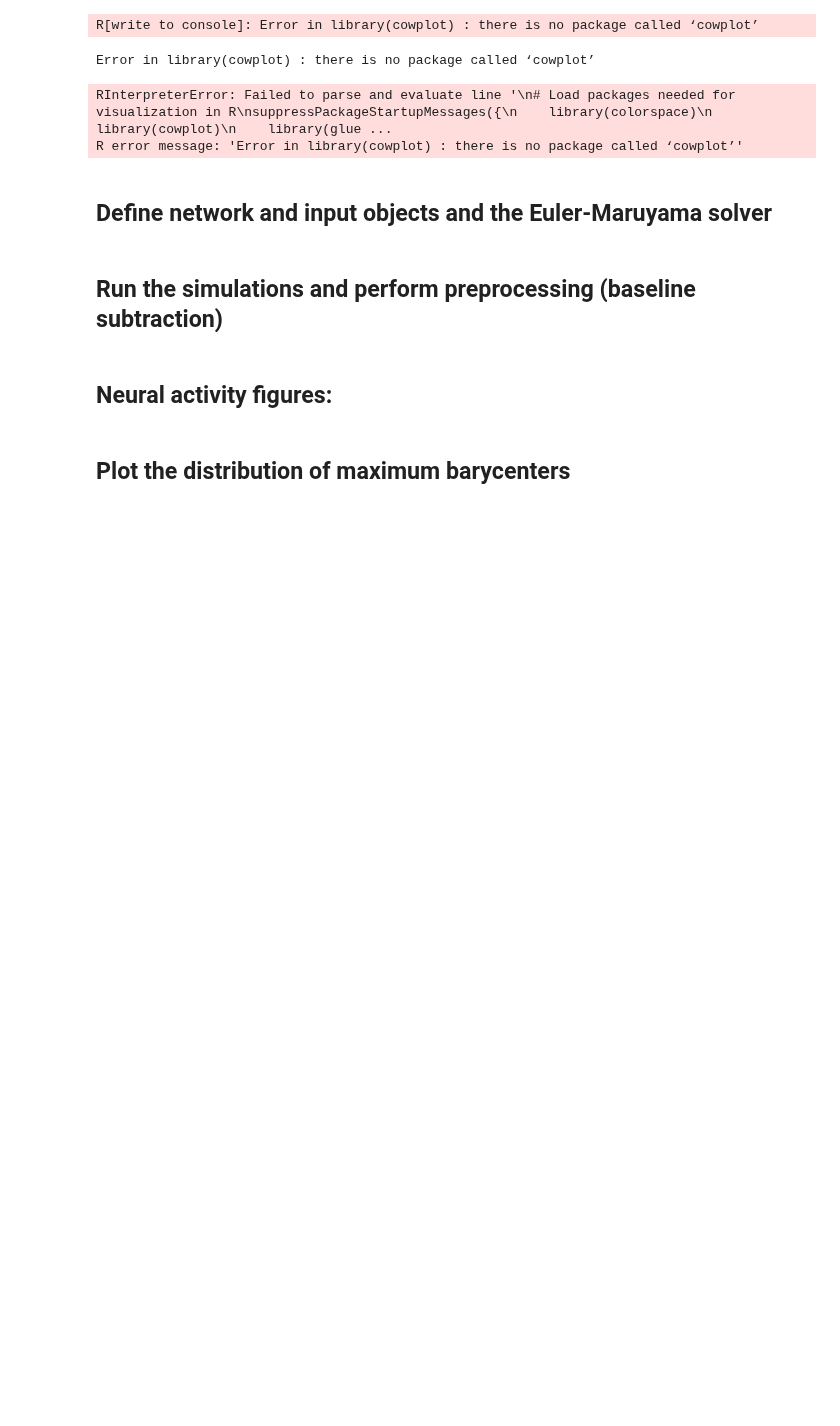
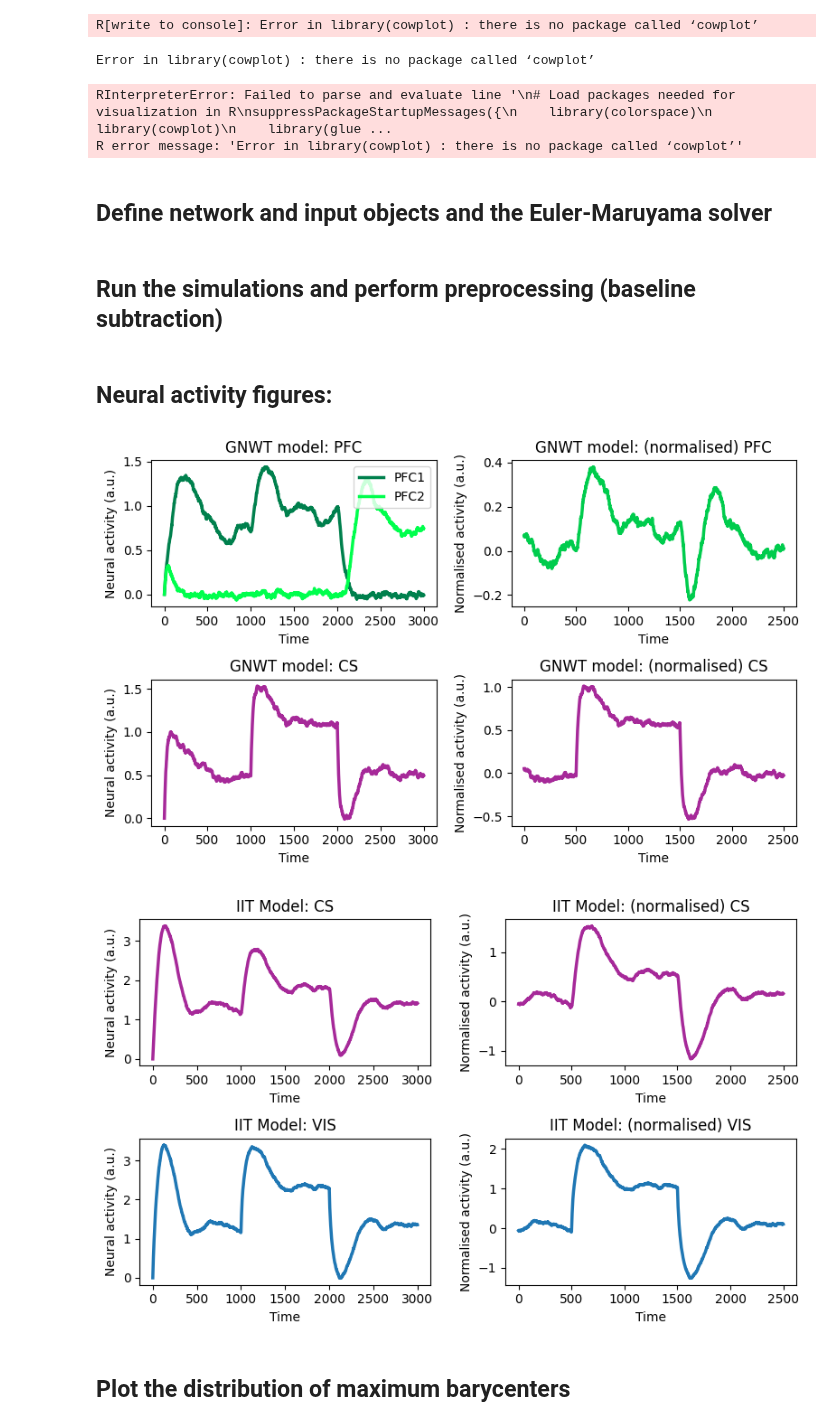
Before and after one commit to anniegbryant/MEG_functional_connectivity, a Jupyter notebook: modeling/CogitateModels.ipynb, the cells around one changed output. Saved outputs shown, nothing was run; the diff lists cells and outputs as text; code cells hidden in the pictures; blank space fills up the shorter version.

Commit message:
model updates

```diff
--- a/modeling/CogitateModels.ipynb
+++ b/modeling/CogitateModels.ipynb
@@ -96,26 +96,27 @@ sim_length = len(np.arange(0, T + DT, DT)) - 1
 
 tau_H = 400
 sigma = 0.005
+arousal = 0.85
 
 #### IIT model params
 n_nodes_IIT = 2
-tau_X_IIT = np.array([40, 50])
+tau_X_IIT = np.array([20, 30])
 W_VIS_VIS = 0.1
 W_cs_VIS = 0.75
 W_VIS_cs = 0.75
 W_cs_cs = 0.1
 
-arousal_IIT = 0.25
-g_IIT = 0.25 # weak adaptation
+
+g_IIT = 0.5 # weak adaptation
 
 W_IIT = np.array([[W_VIS_VIS, W_VIS_cs],
               [W_cs_VIS, W_cs_cs]])
 
-IIT_net = network_model(n_nodes_IIT,W_IIT,tau_X_IIT,tau_H,arousal_IIT,g_IIT,sigma)
+IIT_net = network_model(n_nodes_IIT,W_IIT,tau_X_IIT,tau_H,arousal,g_IIT,sigma)
 
 #### GNWT model params
 n_nodes_GNWT = 3
-tau_X_GNWT = np.array([50, 150, 150])
+tau_X_GNWT = np.array([30, 50, 50])
 
 # CS
 W_cs1_cs1 = 0.05
@@ -134,10 +135,9 @@ W_GNWT = np.array([[W_cs1_cs1, W_cs1_pfc1, W_cs1_pfc2],
               [W_pfc1_cs1, W_pfc1_pfc1, W_pfc1_pfc2],
               [W_pfc2_cs1,  W_pfc2_pfc1,  W_pfc2_pfc2]])
 
-arousal_GNWT = 0.85
 g_GNWT = 1; # strong adaptation
 
-GNWT_net = network_model(n_nodes_GNWT,W_GNWT,tau_X_GNWT,tau_H,arousal_GNWT,g_GNWT,sigma)
+GNWT_net = network_model(n_nodes_GNWT,W_GNWT,tau_X_GNWT,tau_H,arousal,g_GNWT,sigma)
 
 #### shared input params
 burnin = int(500 / DT)
@@ -162,7 +162,7 @@ GNWT_input = network_input(n_nodes_GNWT, stim_onset, burnin, stim_offset, sim_le
 ## Run the simulations and perform preprocessing (baseline subtraction)
 # %%
 # run simulations if not already saved
-N_sims = 100
+N_sims = 1000
 data_path = "simulated_data/"
 
 if os.path.isfile(f'{data_path}/X_IIT_{N_sims}_sims.npy'):
@@ -202,65 +202,69 @@ CS_GNWT = X_GNWT[0,burnin:] - np.mean(X_GNWT[0,burnin:stim_onset+burnin])
 # %%
 # figures
 example_trl = 5
-fig, axs = plt.subplots(2, 2, figsize=(10, 8))
+fig, axs = plt.subplots(2, 2, figsize=(8, 5))
 
 # Subplot 1: Activity
-axs[0, 0].plot(X_GNWT[1:,:,example_trl].T)
-axs[0, 0].set_title('Simulated activity: PFC')
-axs[0, 0].legend(['PFC1', 'PFC2'])
+axs[0, 0].plot(X_GNWT[1,:,example_trl].T, color = [0, .5, .3],linewidth=2.5)
+axs[0, 0].plot(X_GNWT[2,:,example_trl].T, color = [0, 1, .3],linewidth=2.5)
+axs[0, 0].set_title('GNWT model: PFC')
+axs[0, 0].legend(['PFC1', 'PFC2'],loc='upper right')
 axs[0, 0].set_xlabel('Time')
 axs[0, 0].set_ylabel('Neural activity (a.u.)')
 
 # Subplot 2: normalised activity
-axs[0, 1].plot(PFC[:,example_trl])
-axs[0, 1].set_title('Normalised activity: PFC')
+axs[0, 1].plot(PFC[:,example_trl], color = [0, .8, .3],linewidth=2.5)
+axs[0, 1].set_title('GNWT model: (normalised) PFC')
 axs[0, 1].set_xlabel('Time')
 axs[0, 1].set_ylabel('Normalised activity (a.u.)')
 
 # Subplot 3: Stim on
-axs[1, 0].plot(X_GNWT[0,:,example_trl].T)
-axs[1, 0].set_title('Simulated activity: CS')
+axs[1, 0].plot(X_GNWT[0,:,example_trl].T, color = [.65, .16, .6],linewidth=2.5)
+axs[1, 0].set_title('GNWT model: CS')
 axs[1, 0].set_xlabel('Time')
 axs[1, 0].set_ylabel('Neural activity (a.u.)')
 
 # Subplot 4: Stim off
-axs[1, 1].plot(CS_GNWT[:,example_trl])
-axs[1, 1].set_title('Normalised activity: CS')
+axs[1, 1].plot(CS_GNWT[:,example_trl], color = [.65, .16, .6],linewidth=2.5)
+axs[1, 1].set_title('GNWT model: (normalised) CS')
 axs[1, 1].set_xlabel('Time')
 axs[1, 1].set_ylabel('Normalised activity (a.u.)')
 
 plt.tight_layout()
 plt.show()
 
-fig, axs = plt.subplots(2, 2, figsize=(10, 8))
+fig, axs = plt.subplots(2, 2, figsize=(8, 5))
 
 # Subplot 1: Activity
-axs[0, 0].plot(X_IIT[1:,:,example_trl].T)
-axs[0, 0].set_title('Simulated activity: VIS')
-axs[0, 0].legend(['VIS'])
+axs[0, 0].plot(X_IIT[1,:,example_trl].T, color = [.65, .16, .6],linewidth=2.5)
+axs[0, 0].set_title('IIT Model: CS')
 axs[0, 0].set_xlabel('Time')
 axs[0, 0].set_ylabel('Neural activity (a.u.)')
 
 # Subplot 2: normalised activity
-axs[0, 1].plot(VIS[:,example_trl])
-axs[0, 1].set_title('Normalised activity: VIS')
+axs[0, 1].plot(CS_IIT[:,example_trl], color = [.65, .16, .6],linewidth=2.5)
+axs[0, 1].set_title('IIT Model: (normalised) CS')
 axs[0, 1].set_xlabel('Time')
 axs[0, 1].set_ylabel('Normalised activity (a.u.)')
 
 # Subplot 3: Stim on
-axs[1, 0].plot(X_IIT[0,:,example_trl].T)
-axs[1, 0].set_title('Simulated activity: CS')
+axs[1, 0].plot(X_IIT[0,:,example_trl].T,linewidth=2.5)
+axs[1, 0].set_title('IIT Model: VIS')
 axs[1, 0].set_xlabel('Time')
 axs[1, 0].set_ylabel('Neural activity (a.u.)')
 
 # Subplot 4: Stim off
-axs[1, 1].plot(CS_IIT[:,example_trl])
-axs[1, 1].set_title('Normalised activity: CS')
+axs[1, 1].plot(VIS[:,example_trl],linewidth=2.5)
+axs[1, 1].set_title('IIT Model: (normalised) VIS')
 axs[1, 1].set_xlabel('Time')
 axs[1, 1].set_ylabel('Normalised activity (a.u.)')
 
+
 plt.tight_layout()
 plt.show()
+# %% [output]
+[figure, added]
+[figure, added]
 # %%
 if not os.path.isfile(f'All_simulated_Euclidean_barycenter_squared_max_results_{N_sims}_sims.csv'):
     # grab the stim on and off time series and add measurment noise
```
Also changed, not shown: parts of 1 cell of this notebook, 1 other file.
